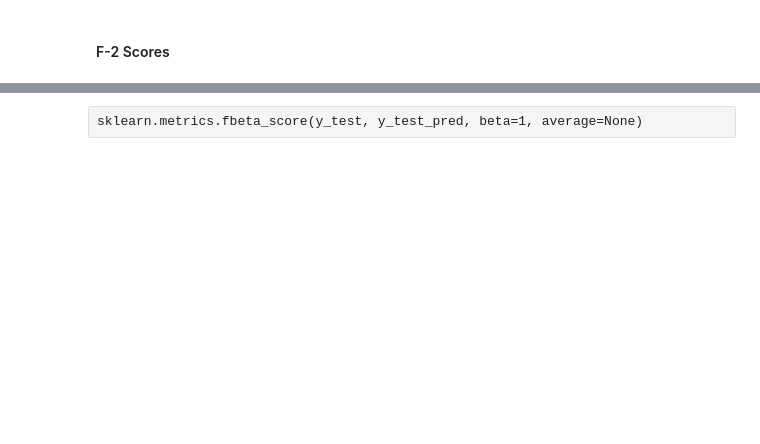
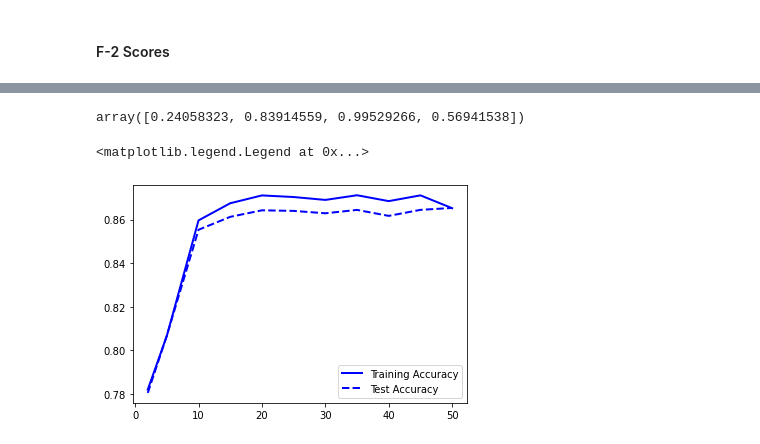
Before and after one commit to alhparsa/CMPT459-Project, a Jupyter notebook: Milestone_2.ipynb, the cells around one changed output, grey strips where cells are left out. Drawn from its saved outputs; the diff is of its cells as text; code cells hidden in the pictures; blank space fills up the shorter version.

Commit message:
Added calculations and plots for Adaboost Overfitting

```diff
--- a/Milestone_2.ipynb
+++ b/Milestone_2.ipynb
@@ -105,7 +104,7 @@ sklearn.metrics.ConfusionMatrixDisplay(conf_matrix_val).plot()
 # %% [markdown]
 ## Model 2: Adaboost
 # %%
-adaboost = AdaBoostClassifier(DecisionTreeClassifier(max_depth = 20),n_estimators = 25, learning_rate = 1)
+# adaboost = AdaBoostClassifier(DecisionTreeClassifier(max_depth = 20),n_estimators = 25, learning_rate = 1)
 # adaboost.fit(X_train, y_train)
 with open('./data/adaboost_model.pkl', 'rb') as f:
     adaboost = pickle.load(f)
@@ -139,2 +151,38 @@ print(f'F_2 score of Adaboost on validation dataset: {sklearn.metrics.fbeta_scor
-# %% [raw]
-sklearn.metrics.fbeta_score(y_test, y_test_pred, beta=1, average=None)
+# %%
+sklearn.metrics.fbeta_score(y_test, y_test_pred, beta=1, average=None)
+# %% [output]
+array([0.24058323, 0.83914559, 0.99529266, 0.56941538])
+# %%
+import matplotlib.pyplot as plts
+
+ranges = [2, 5, 10, 15, 20, 25, 30, 35, 40, 45]
+training_accuracy = list()
+test_accuracy = list()
+training_f2score = list()
+test_f2score = list()
+
+for i in ranges:
+    adaboost_overfit = AdaBoostClassifier(DecisionTreeClassifier(max_depth = i),n_estimators = 25, learning_rate = 1)
+    adaboost_overfit.fit(X_train,y_train)
+    training_accuracy.append(adaboost_overfit.score(X_train,y_train))
+    test_accuracy.append(adaboost_overfit.score(X_test,y_test))
+    y_test_predict = adaboost.predict(X_test)
+    y_train_predict = adaboost.predict(X_train)
+    training_f2score.append(sklearn.metrics.fbeta_score(y_train, y_train_predict, beta=2, average="macro"))
+    test_f2score.append(sklearn.metrics.fbeta_score(y_test, y_test_predict, beta=2, average="macro"))
+
+# Scores for loaded tree size n = 50 Adaboost Classifier
+training_accuracy.append(adaboost.score(X_train,y_train))
+test_accuracy.append(adaboost.score(X_test,y_test))
+training_f2score.append(sklearn.metrics.fbeta_score(y_train, y_train_pred, beta=2, average="macro"))
+test_f2score.append(sklearn.metrics.fbeta_score(y_test, y_test_pred, beta=2, average="macro"))
+# %%
+ranges.append(50)
+dict_accuracy = {'Tree_Size': ranges, 'Training_Accuracy': training_accuracy, 'Test_Accuracy': test_accuracy, 'Training_F2': training_f2score, 'Test_F2': test_f2score}
+df = pd.DataFrame(dict_accuracy)
+plts.plot( 'Tree_Size', 'Training_Accuracy', data=df, marker='', color='blue', linewidth=2, label="Training Accuracy")
+plts.plot( 'Tree_Size', 'Test_Accuracy', data=df, marker='', color='blue', linewidth=2, linestyle='dashed', label="Test Accuracy")
+plts.legend()
+# %% [output]
+<matplotlib.legend.Legend at 0x...>
+[figure, added]
```
Also changed, not shown: parts of 11 cells of this notebook.
